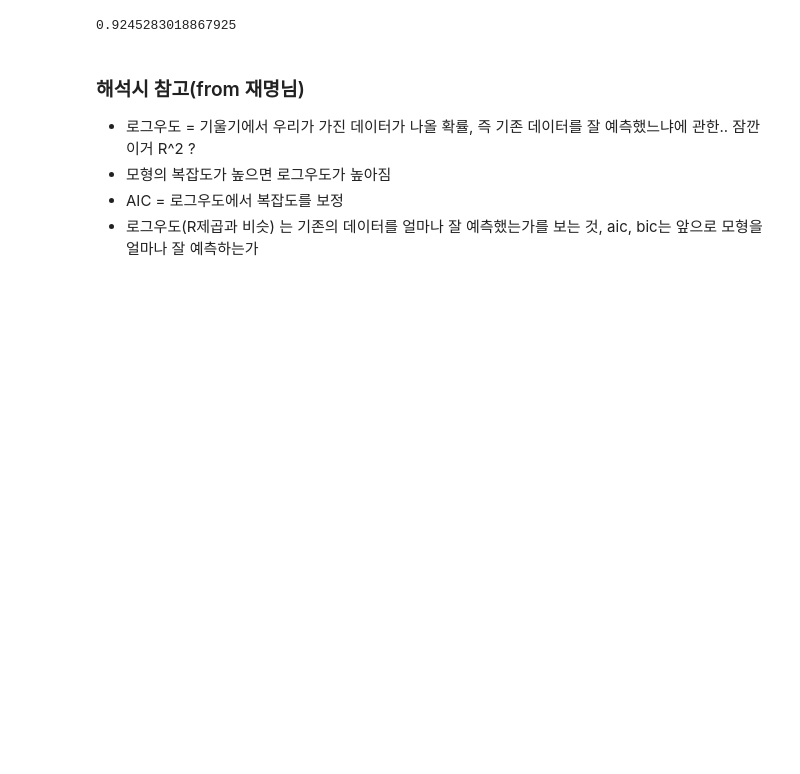
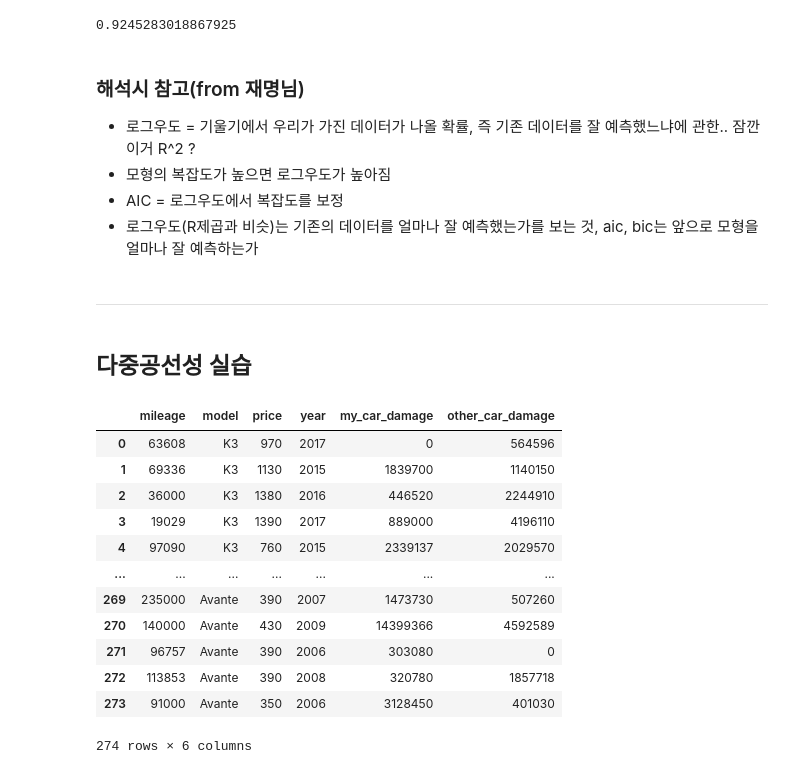
Before and after one commit to sooheeoh/python_trial, a Jupyter notebook: statistics from logistic reg 1028.ipynb, the cells around one changed output. Drawn from its saved outputs; the diff is of its cells as text; code cells hidden in the pictures; blank space fills up the shorter version.

Commit message:
다중공선성 실습 추가

```diff
--- a/statistics from logistic reg 1028.ipynb
+++ b/statistics from logistic reg 1028.ipynb
@@ -211,4 +211,26 @@ recall_score(df['result'], prediction)
 - 로그우도 = 기울기에서 우리가 가진 데이터가 나올 확률, 즉 기존 데이터를 잘 예측했느냐에 관한.. 잠깐 이거 R^2 ?
 - 모형의 복잡도가 높으면 로그우도가 높아짐
 - AIC = 로그우도에서 복잡도를 보정
-- 로그우도(R제곱과 비슷) 는 기존의 데이터를 얼마나 잘 예측했는가를 보는 것, aic, bic는 앞으로 모형을 얼마나 잘 예측하는가
+- 로그우도(R제곱과 비슷)는 기존의 데이터를 얼마나 잘 예측했는가를 보는 것, aic, bic는 앞으로 모형을 얼마나 잘 예측하는가
+# %% [markdown]
+----
+# %% [markdown]
+## 다중공선성 실습
+# %%
+car = pd.read_excel('small_used_car.xlsx')
+# %%
+car
+# %% [output]
+|  | mileage | model | price | year | my_car_damage | other_car_damage |
+| 0 | 63608 | K3 | 970 | 2017 | 0 | 564596 |
+| 1 | 69336 | K3 | 1130 | 2015 | 1839700 | 1140150 |
+| 2 | 36000 | K3 | 1380 | 2016 | 446520 | 2244910 |
+| 3 | 19029 | K3 | 1390 | 2017 | 889000 | 4196110 |
+| 4 | 97090 | K3 | 760 | 2015 | 2339137 | 2029570 |
+| ... | ... | ... | ... | ... | ... | ... |
+| 269 | 235000 | Avante | 390 | 2007 | 1473730 | 507260 |
+| 270 | 140000 | Avante | 430 | 2009 | 14399366 | 4592589 |
+| 271 | 96757 | Avante | 390 | 2006 | 303080 | 0 |
+| 272 | 113853 | Avante | 390 | 2008 | 320780 | 1857718 |
+| 273 | 91000 | Avante | 350 | 2006 | 3128450 | 401030 |
+274 rows × 6 columns
```
Also changed, not shown: parts of 4 cells of this notebook.
